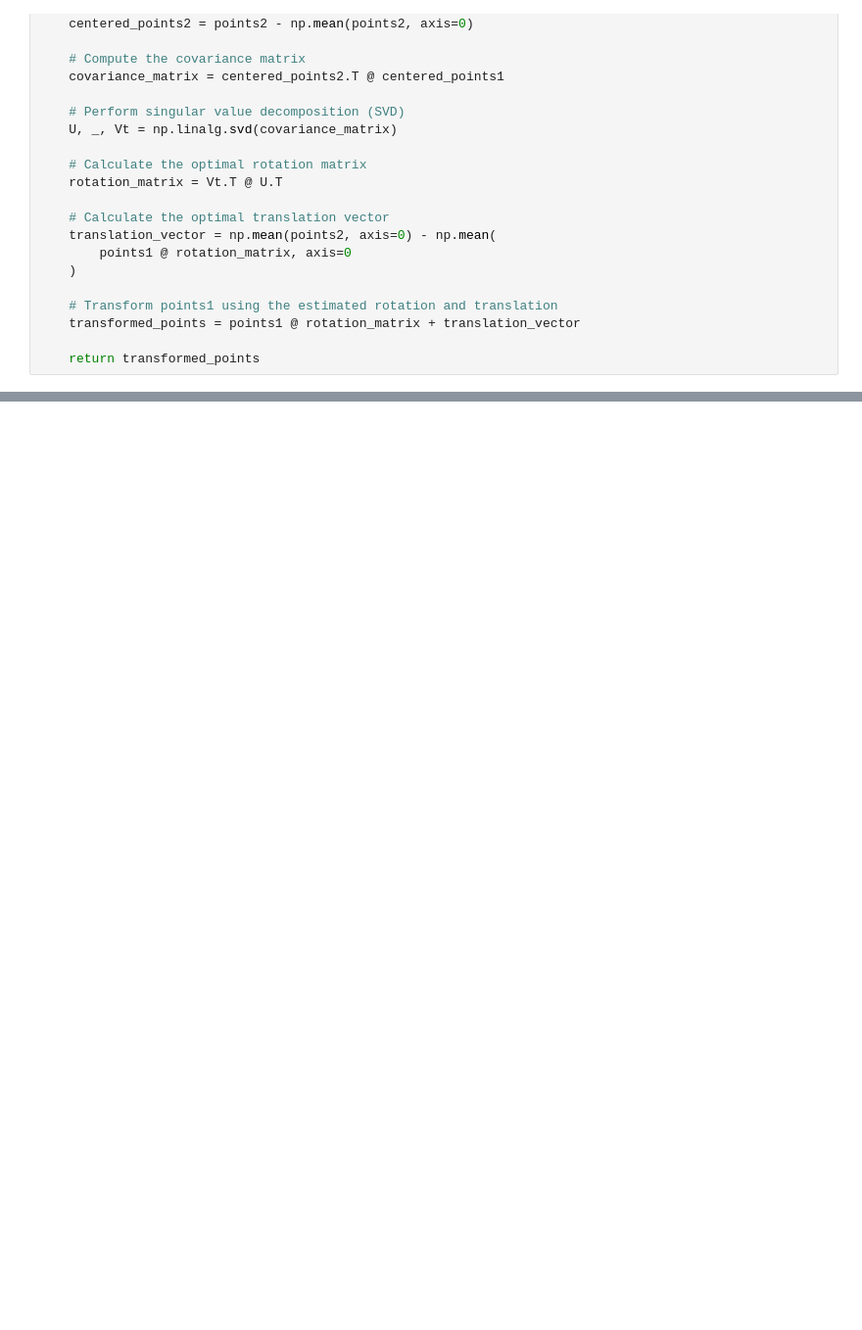
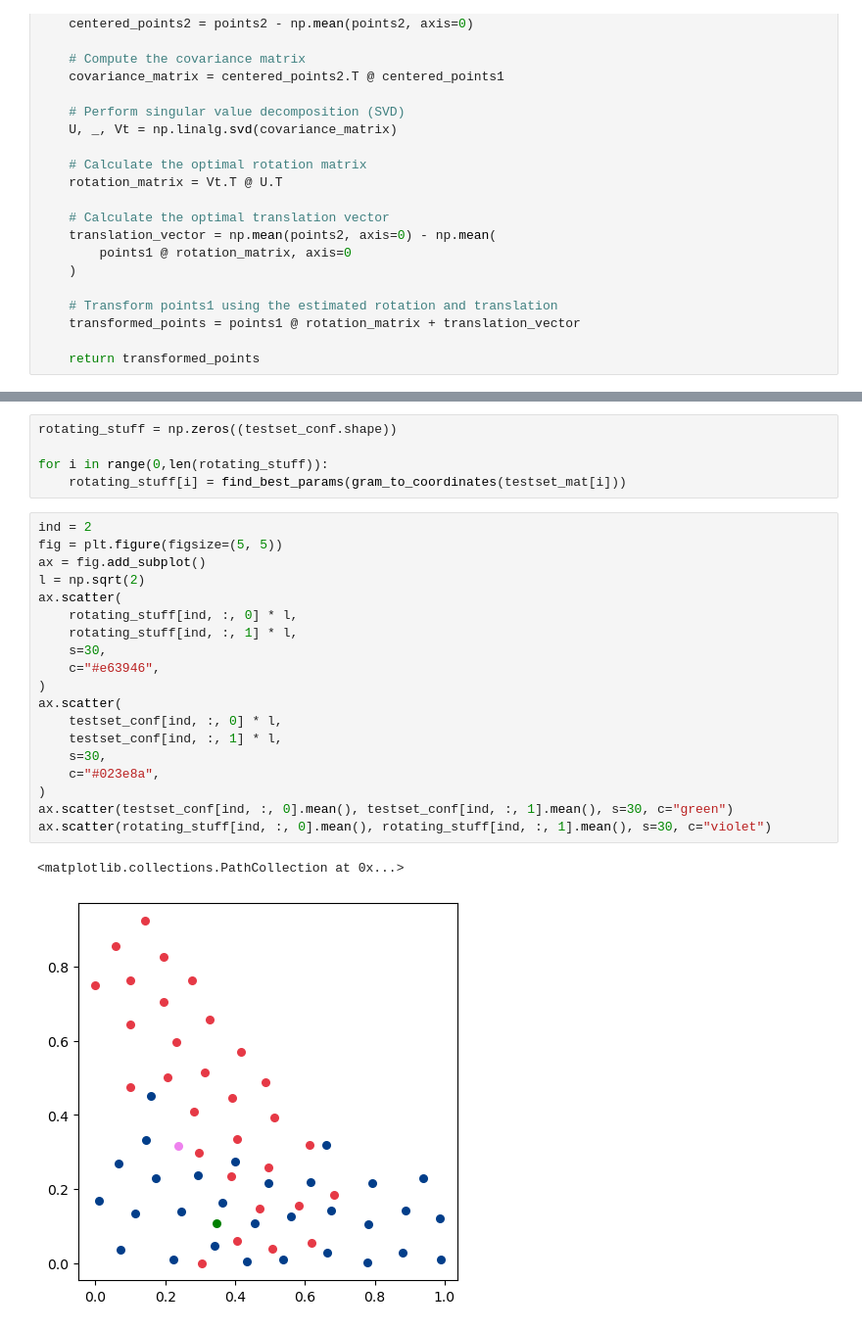
Before and after one commit to group9ine/variational-autoencoders, a Jupyter notebook: VAE-Training.ipynb, the cells around one changed output, grey strips where cells are left out. Shown at 98% size. Saved outputs shown, nothing was run; the diff lists cells and outputs as text; blank space fills up the shorter version.

```diff
--- a/VAE-Training.ipynb
+++ b/VAE-Training.ipynb
@@ -377,0 +505,27 @@ ax.scatter(
+# %%
+rotating_stuff = np.zeros((testset_conf.shape))
+
+for i in range(0,len(rotating_stuff)):
+    rotating_stuff[i] = find_best_params(gram_to_coordinates(testset_mat[i]))
+# %%
+ind = 2
+fig = plt.figure(figsize=(5, 5))
+ax = fig.add_subplot()
+l = np.sqrt(2)
+ax.scatter(
+    rotating_stuff[ind, :, 0] * l,
+    rotating_stuff[ind, :, 1] * l,
+    s=30,
+    c="#e63946",
+)
+ax.scatter(
+    testset_conf[ind, :, 0] * l,
+    testset_conf[ind, :, 1] * l,
+    s=30,
+    c="#023e8a",
+)
+ax.scatter(testset_conf[ind, :, 0].mean(), testset_conf[ind, :, 1].mean(), s=30, c="green")
+ax.scatter(rotating_stuff[ind, :, 0].mean(), rotating_stuff[ind, :, 1].mean(), s=30, c="violet")
+# %% [output]
+<matplotlib.collections.PathCollection at 0x...>
+[figure, added]
```
Also changed, not shown: parts of 15 cells of this notebook.
